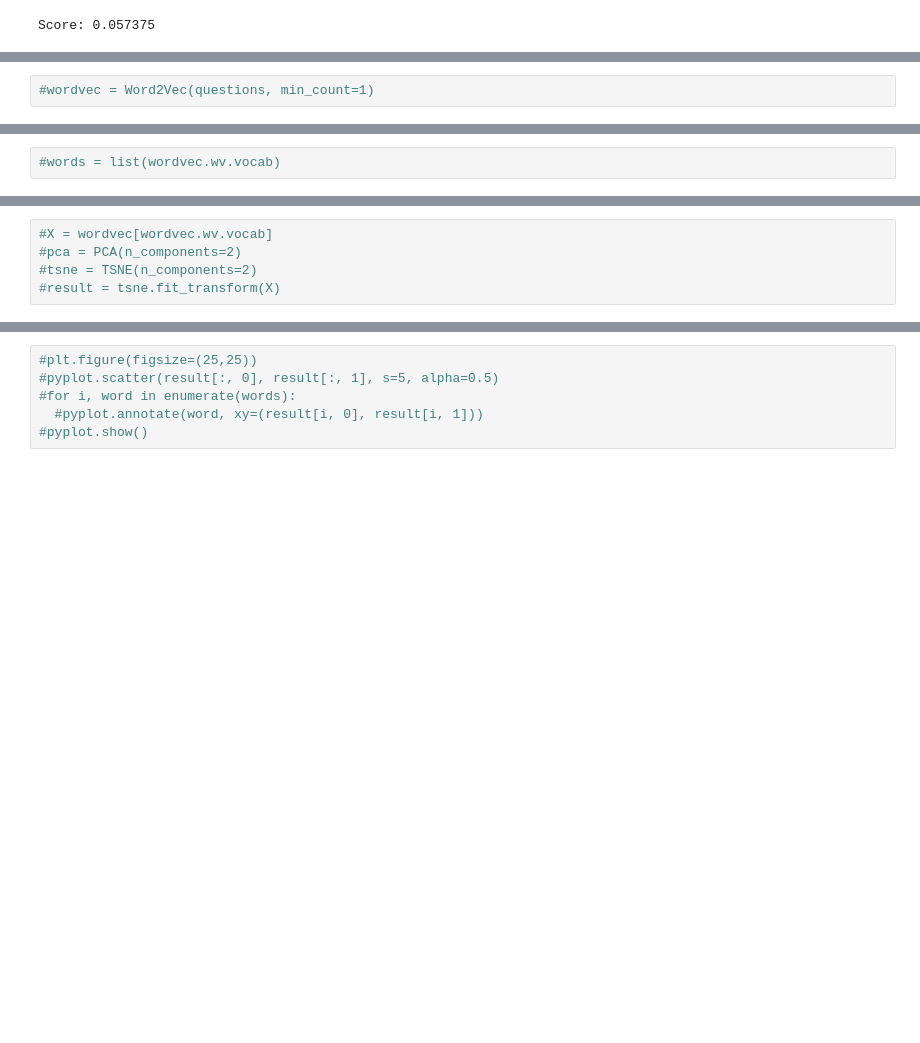
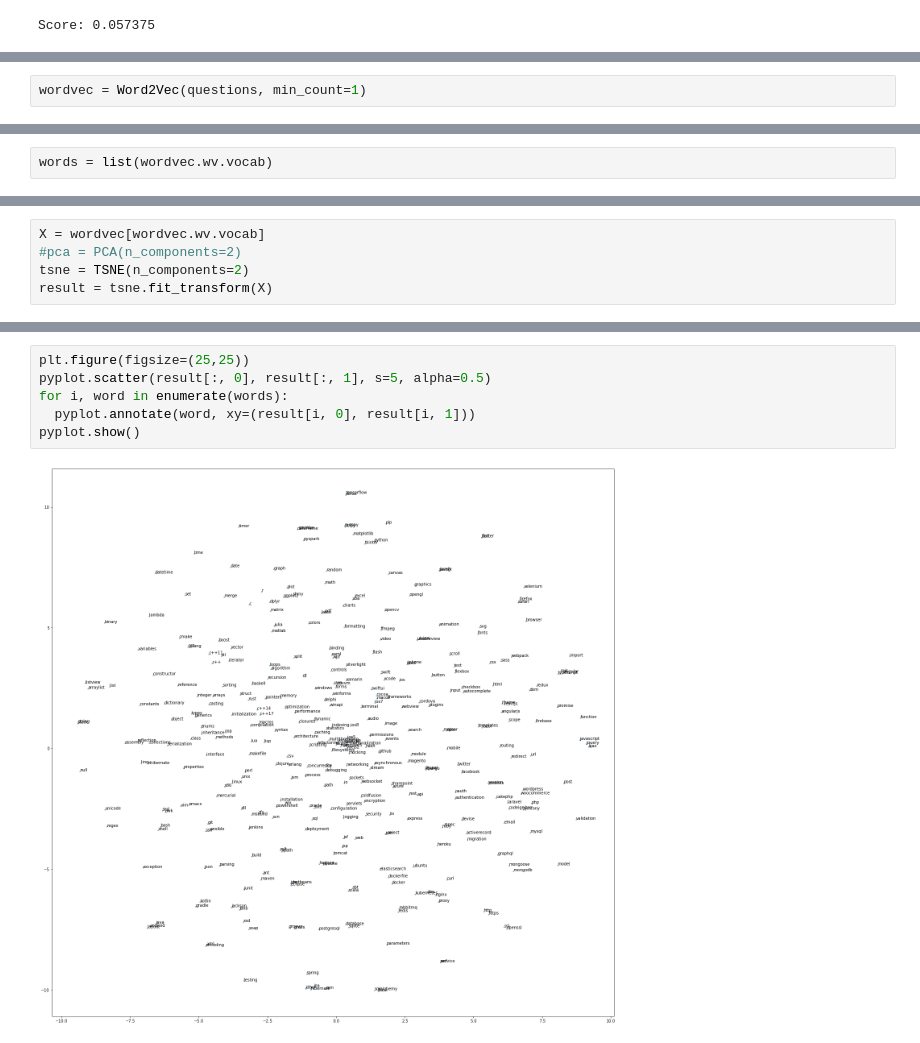
Before and after one commit to Adil1979/-CentraleSupelec_OCR_Projects, a Jupyter notebook: 03_Unsupervised_modelisation.ipynb, the cells around one changed output, grey strips where cells are left out. Saved outputs shown, nothing was run; the diff lists cells and outputs as text; blank space fills up the shorter version.

```diff
--- a/03_Unsupervised_modelisation.ipynb
+++ b/03_Unsupervised_modelisation.ipynb
@@ -397,3 +392,3 @@ NameError: ignored
 # %%
-#wordvec = Word2Vec(questions, min_count=1)
+wordvec = Word2Vec(questions, min_count=1)
 # %%
@@ -401,3 +398,3 @@ NameError: ignored
 # %%
-#words = list(wordvec.wv.vocab)
+words = list(wordvec.wv.vocab)
 # %%
@@ -417,5 +436,5 @@ NameError: ignored
 # %%
-#X = wordvec[wordvec.wv.vocab]
+X = wordvec[wordvec.wv.vocab]
 #pca = PCA(n_components=2)
-#tsne = TSNE(n_components=2)
-#result = tsne.fit_transform(X)
+tsne = TSNE(n_components=2)
+result = tsne.fit_transform(X)
@@ -422,6 +450,8 @@ NameError: ignored
 # %%
-#plt.figure(figsize=(25,25))
-#pyplot.scatter(result[:, 0], result[:, 1], s=5, alpha=0.5)
-#for i, word in enumerate(words):
-  #pyplot.annotate(word, xy=(result[i, 0], result[i, 1]))
-#pyplot.show()
+plt.figure(figsize=(25,25))
+pyplot.scatter(result[:, 0], result[:, 1], s=5, alpha=0.5)
+for i, word in enumerate(words):
+  pyplot.annotate(word, xy=(result[i, 0], result[i, 1]))
+pyplot.show()
+# %% [output]
+[figure, added]
```
Also changed, not shown: parts of 24 cells of this notebook.
